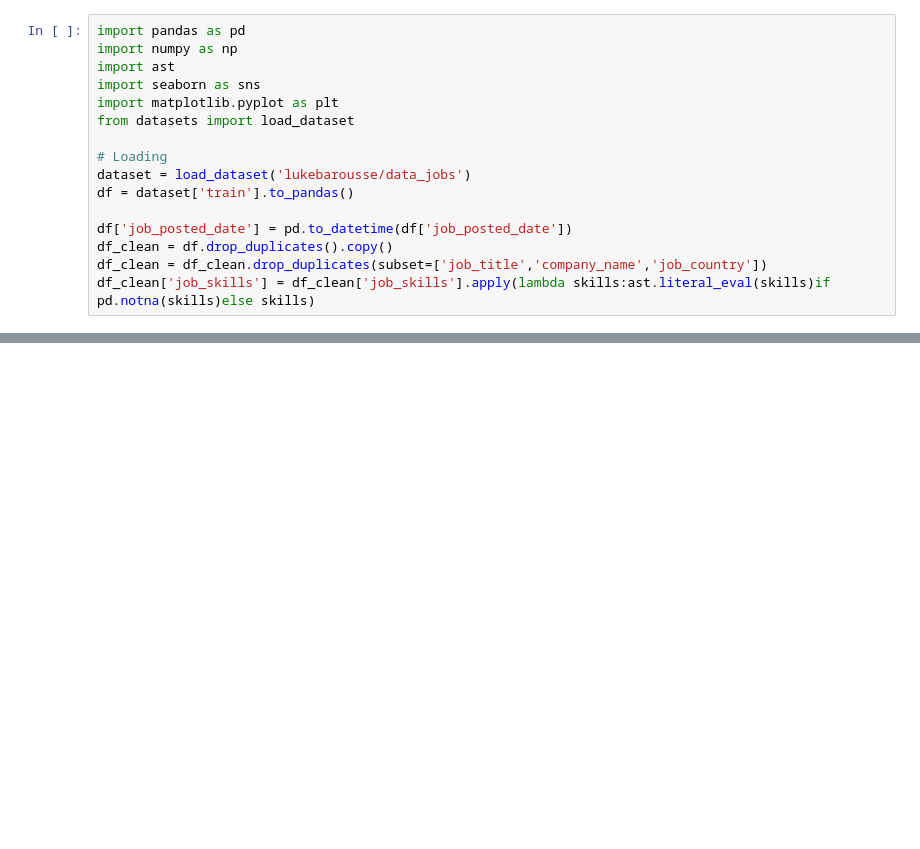
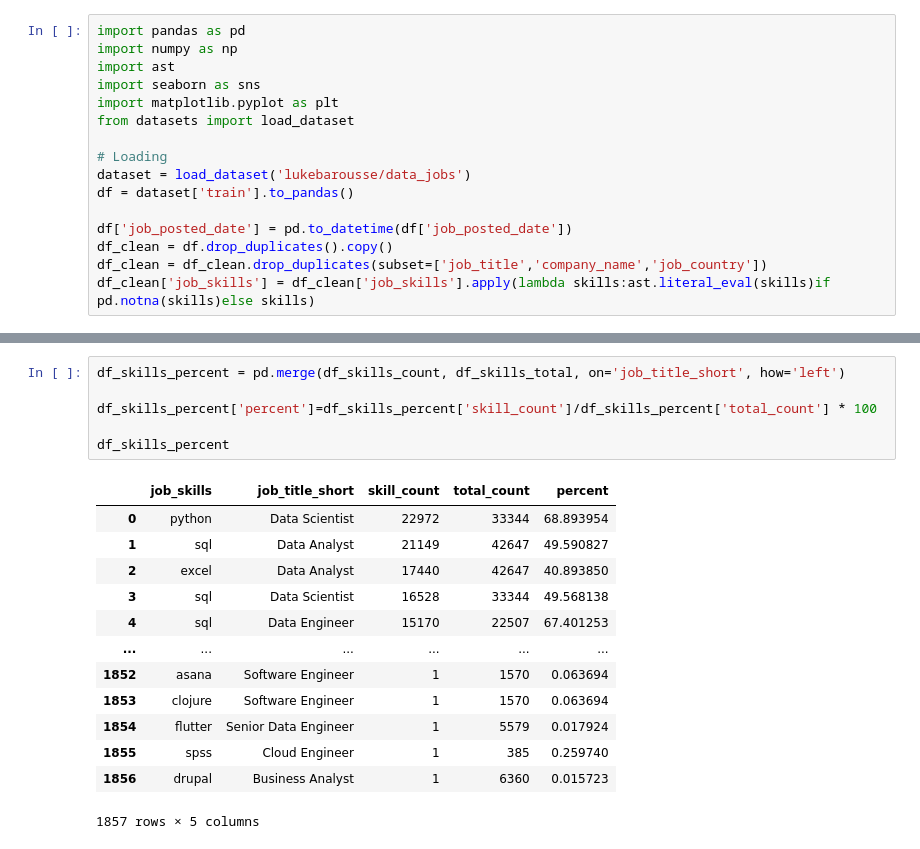
Before and after one commit to Zephyr417/Data-Job-Market-Analysis, a Jupyter notebook: Project/2_Skills_Counting.ipynb, the cells around one changed output, grey strips where cells are left out. Cells and saved outputs as stored; diff of their text form; blank space fills up the shorter version.

```diff
--- a/Project/2_Skills_Counting.ipynb
+++ b/Project/2_Skills_Counting.ipynb
@@ -34,0 +92,20 @@ df_clean
+# %%
+df_skills_percent = pd.merge(df_skills_count, df_skills_total, on='job_title_short', how='left')
+
+df_skills_percent['percent']=df_skills_percent['skill_count']/df_skills_percent['total_count'] * 100
+
+df_skills_percent
+# %% [output]
+|  | job_skills | job_title_short | skill_count | total_count | percent |
+| 0 | python | Data Scientist | 22972 | 33344 | 68.893954 |
+| 1 | sql | Data Analyst | 21149 | 42647 | 49.590827 |
+| 2 | excel | Data Analyst | 17440 | 42647 | 40.893850 |
+| 3 | sql | Data Scientist | 16528 | 33344 | 49.568138 |
+| 4 | sql | Data Engineer | 15170 | 22507 | 67.401253 |
+| ... | ... | ... | ... | ... | ... |
+| 1852 | asana | Software Engineer | 1 | 1570 | 0.063694 |
+| 1853 | clojure | Software Engineer | 1 | 1570 | 0.063694 |
+| 1854 | flutter | Senior Data Engineer | 1 | 5579 | 0.017924 |
+| 1855 | spss | Cloud Engineer | 1 | 385 | 0.259740 |
+| 1856 | drupal | Business Analyst | 1 | 6360 | 0.015723 |
+1857 rows × 5 columns
```
Also changed, not shown: parts of 8 cells of this notebook.
